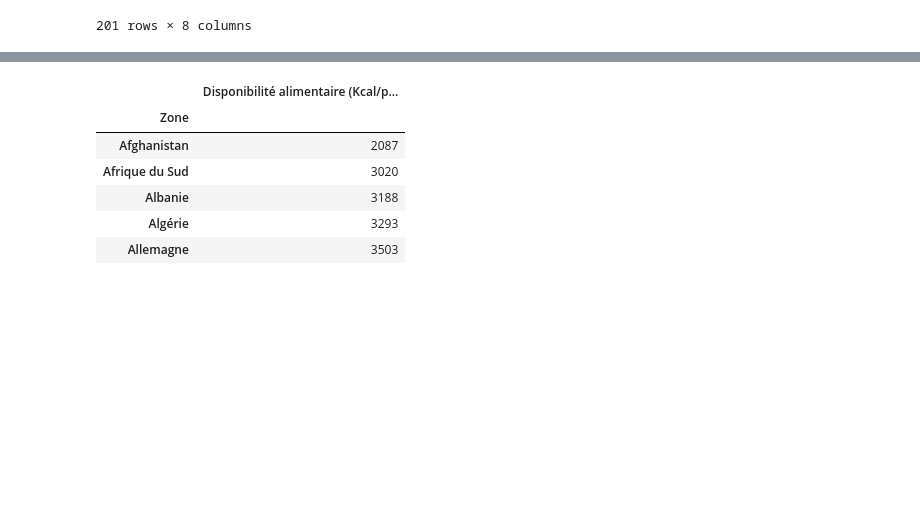
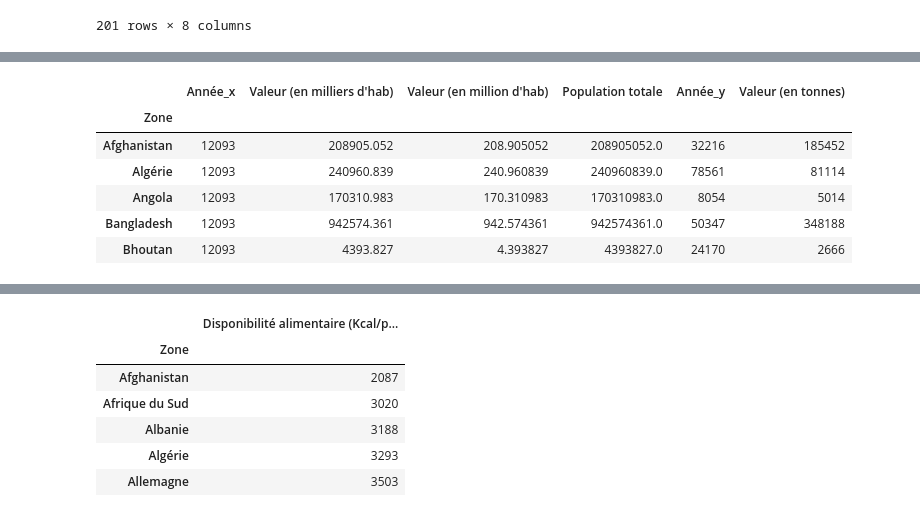
Before and after one commit to donia-nefiz/Public-health-research-with-python, a Jupyter notebook: Public-health-research-with-python.ipynb, the cells around one changed output, grey strips where cells are left out. Saved outputs shown, nothing was run; the diff lists cells and outputs as text; code cells hidden in the pictures; blank space fills up the shorter version.

```diff
--- a/Public-health-research-with-python.ipynb
+++ b/Public-health-research-with-python.ipynb
@@ -1123,0 +1153,2 @@ pop2017.head()
+# %%
+populationGroupByZone = population.groupby(by="Zone").sum()
@@ -1130,5 +1171,3 @@ foodHelp.head()
 | 2 | Afghanistan | 2013 | Blé et Farin | 39224 |
 | 3 | Afghanistan | 2014 | Blé et Farin | 15160 |
 | 4 | Afghanistan | 2013 | Céréales | 40504 |
-# %%
-foodHelp.rename(columns = {'Pays bénéficiaire': 'Zone'}, inplace=True)
@@ -1170,0 +1186,12 @@ foodHelpAndPop2017[["Zone", "Valeur (en tonnes)"]].sort_values(by=["Valeur (en t
+# %%
+foodHelpAndPop = populationGroupByZone.merge(foodHelpGroupByZone, on="Zone", how="inner")
+# %%
+foodHelpAndPop.head()
+# %% [output]
+|  | Année_x | Valeur (en milliers d'hab) | Valeur (en million d'hab) | Population totale | Année_y | Valeur (en tonnes) |
+| Zone |  |  |  |  |  |  |
+| Afghanistan | 12093 | 208905.052 | 208.905052 | 208905052.0 | 32216 | 185452 |
+| Algérie | 12093 | 240960.839 | 240.960839 | 240960839.0 | 78561 | 81114 |
+| Angola | 12093 | 170310.983 | 170.310983 | 170310983.0 | 8054 | 5014 |
+| Bangladesh | 12093 | 942574.361 | 942.574361 | 942574361.0 | 50347 | 348188 |
+| Bhoutan | 12093 | 4393.827 | 4.393827 | 4393827.0 | 24170 | 2666 |
```
Also changed, not shown: parts of 45 cells of this notebook.
